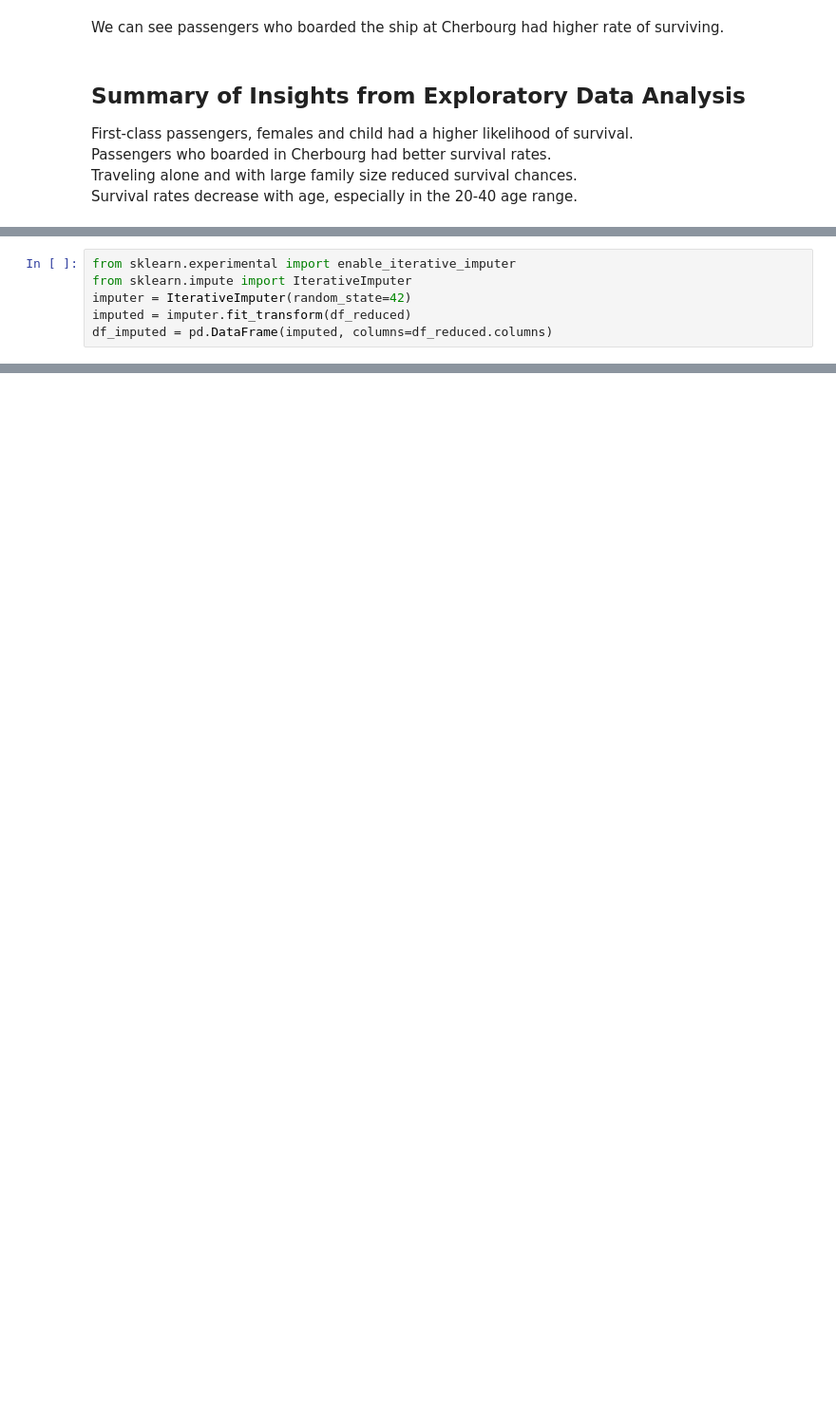
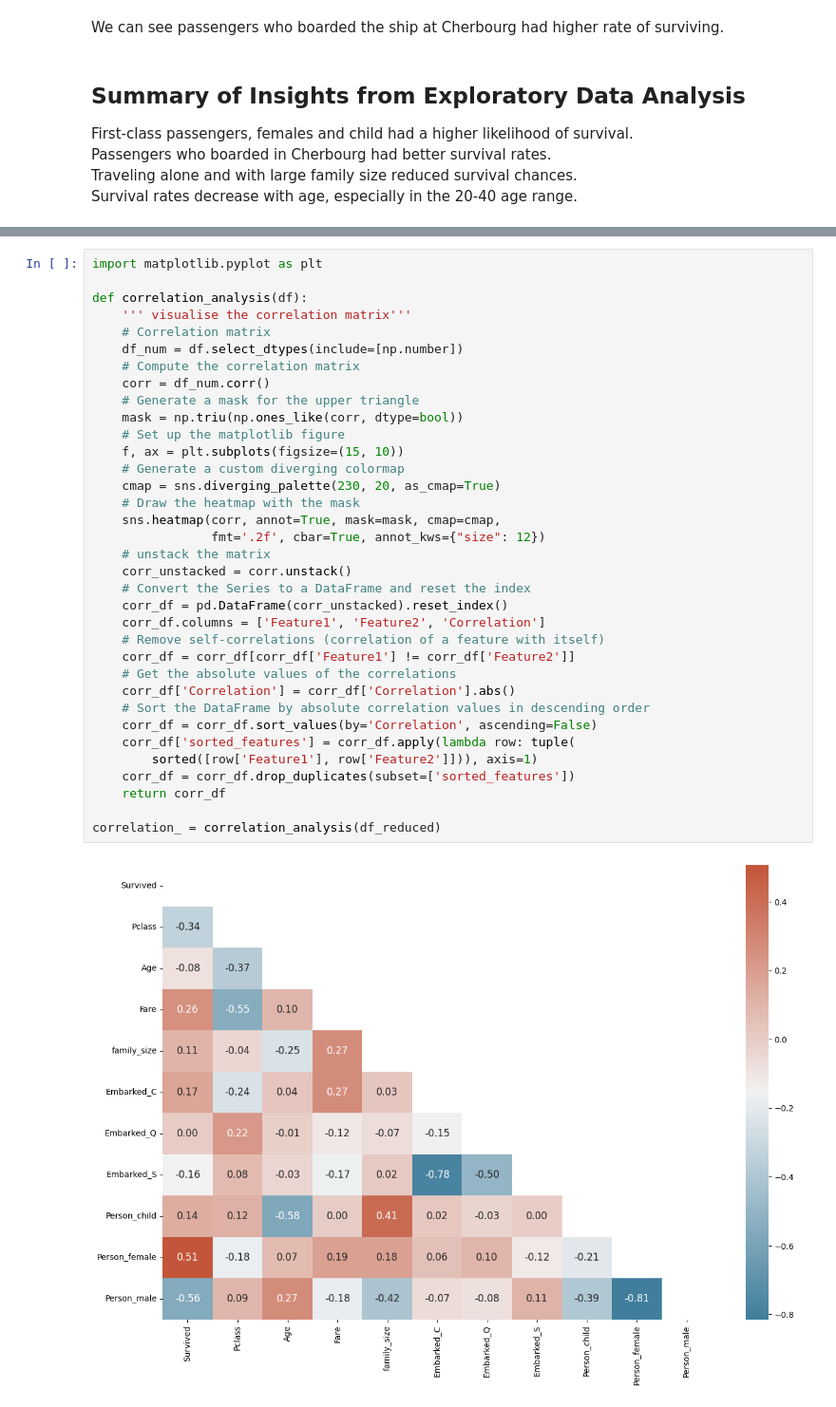
Before and after one commit to xkeyna/Data-Science-portfolio, a Jupyter notebook: titanic-eda.ipynb, the cells around one changed output, grey strips where cells are left out. Shown at 95% size. Cells and saved outputs as stored; diff of their text form; blank space fills up the shorter version.

```diff
--- a/titanic-eda.ipynb
+++ b/titanic-eda.ipynb
@@ -447,6 +371,0 @@ For feature Age and Embarked, we will deal the missing values with the iterative
-# %%
-from sklearn.experimental import enable_iterative_imputer
-from sklearn.impute import IterativeImputer
-imputer = IterativeImputer(random_state=42)
-imputed = imputer.fit_transform(df_reduced)
-df_imputed = pd.DataFrame(imputed, columns=df_reduced.columns)
@@ -452,0 +456,37 @@ df_imputed = pd.DataFrame(imputed, columns=df_reduced.columns)
+# %%
+import matplotlib.pyplot as plt
+
+def correlation_analysis(df):
+    ''' visualise the correlation matrix'''
+    # Correlation matrix
+    df_num = df.select_dtypes(include=[np.number])
+    # Compute the correlation matrix
+    corr = df_num.corr()
+    # Generate a mask for the upper triangle
+    mask = np.triu(np.ones_like(corr, dtype=bool))
+    # Set up the matplotlib figure
+    f, ax = plt.subplots(figsize=(15, 10))
+    # Generate a custom diverging colormap
+    cmap = sns.diverging_palette(230, 20, as_cmap=True)
+    # Draw the heatmap with the mask
+    sns.heatmap(corr, annot=True, mask=mask, cmap=cmap,
+                fmt='.2f', cbar=True, annot_kws={"size": 12})
+    # unstack the matrix
+    corr_unstacked = corr.unstack()
+    # Convert the Series to a DataFrame and reset the index
+    corr_df = pd.DataFrame(corr_unstacked).reset_index()
+    corr_df.columns = ['Feature1', 'Feature2', 'Correlation']
+    # Remove self-correlations (correlation of a feature with itself)
+    corr_df = corr_df[corr_df['Feature1'] != corr_df['Feature2']]
+    # Get the absolute values of the correlations
+    corr_df['Correlation'] = corr_df['Correlation'].abs()
+    # Sort the DataFrame by absolute correlation values in descending order
+    corr_df = corr_df.sort_values(by='Correlation', ascending=False)
+    corr_df['sorted_features'] = corr_df.apply(lambda row: tuple(
+        sorted([row['Feature1'], row['Feature2']])), axis=1)
+    corr_df = corr_df.drop_duplicates(subset=['sorted_features'])
+    return corr_df
+
+correlation_ = correlation_analysis(df_reduced)
+# %% [output]
+[figure, added]
```
Also changed, not shown: parts of 49 cells of this notebook.
